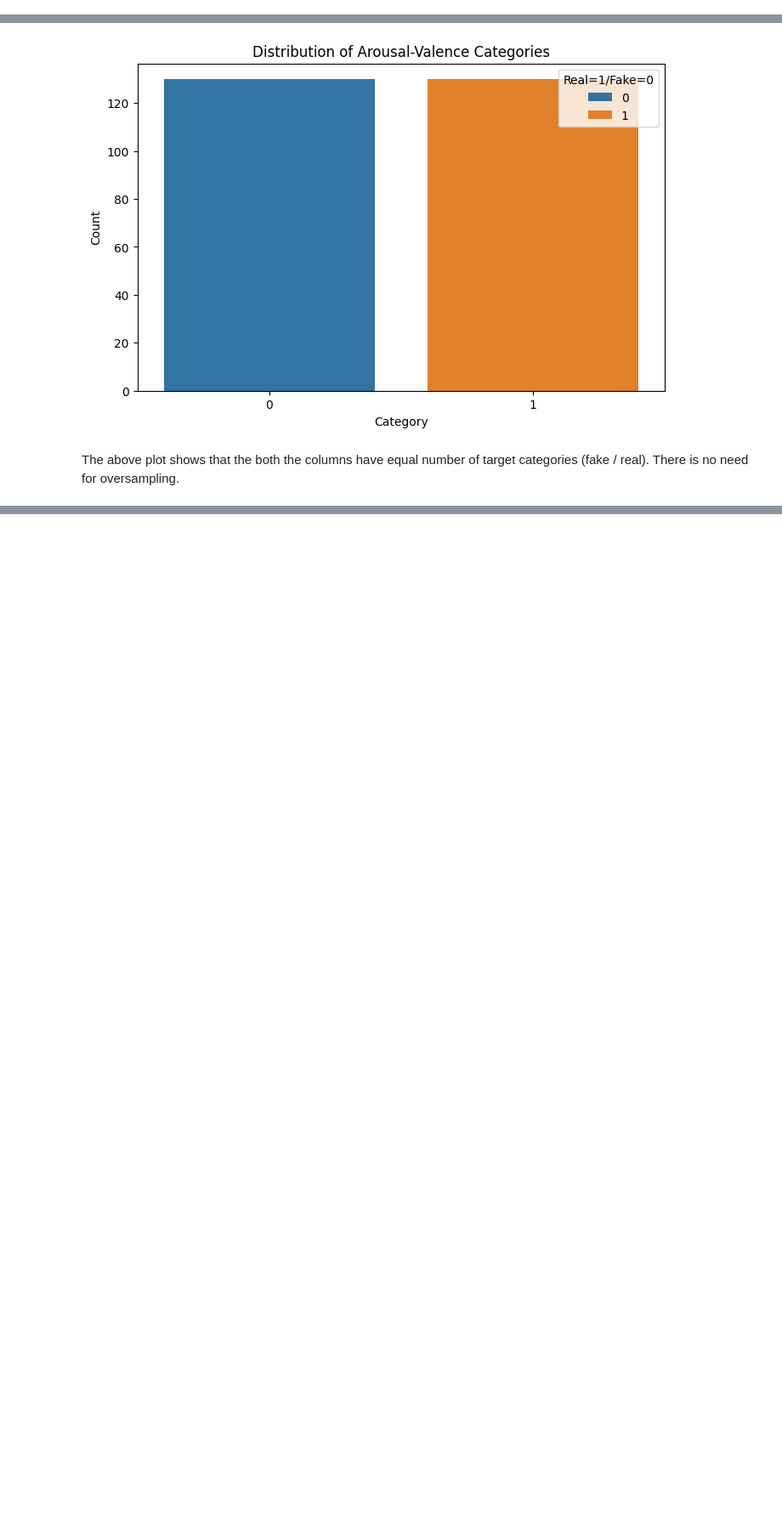
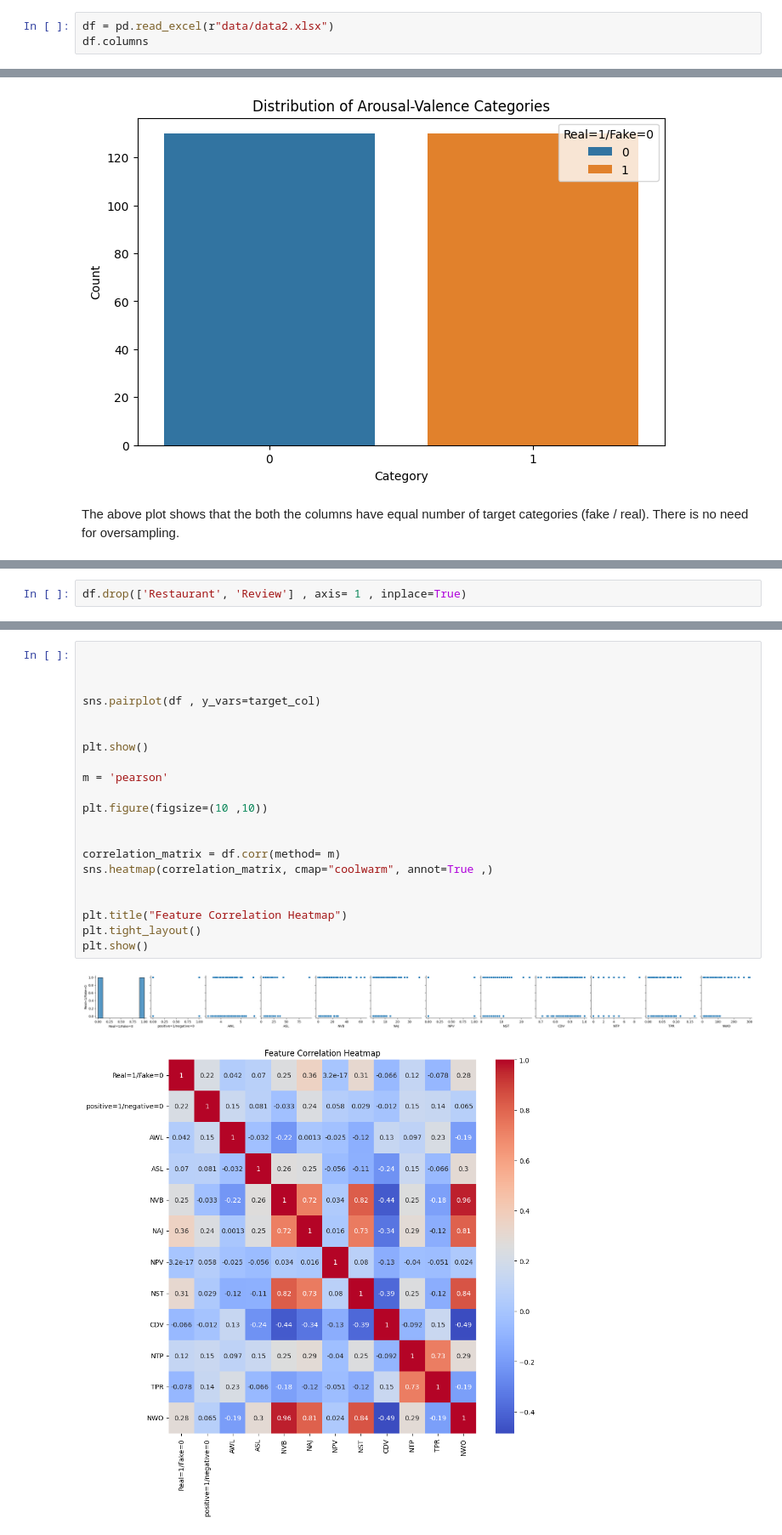
Before and after one commit to rud-rax/ml-fake-review-detection, a Jupyter notebook: main.ipynb, the cells around one changed output, grey strips where cells are left out. Shown at 85% size. Cells and saved outputs as stored; diff of their text form; blank space fills up the shorter version.

```diff
--- a/main.ipynb
+++ b/main.ipynb
@@ -193,0 +190,3 @@ Index(['Restaurant', 'Review', 'Real=1/Fake=0', 'positive=1/negative=0', 'AWL',
+# %%
+df = pd.read_excel(r"data/data2.xlsx")
+df.columns
@@ -217,0 +227,2 @@ The above plot shows that the both the columns have equal number of target categ
+# %%
+df.drop(['Restaurant', 'Review'] , axis= 1 , inplace=True)
@@ -217,0 +231,24 @@ The above plot shows that the both the columns have equal number of target categ
+# %%
+
+
+
+sns.pairplot(df , y_vars=target_col)
+
+
+plt.show()
+
+m = 'pearson'
+
+plt.figure(figsize=(10 ,10))
+
+
+correlation_matrix = df.corr(method= m)
+sns.heatmap(correlation_matrix, cmap="coolwarm", annot=True ,)
+
+
+plt.title("Feature Correlation Heatmap")
+plt.tight_layout()
+plt.show()
+# %% [output]
+[figure, added]
+[figure, added]
```
Also changed, not shown: parts of 37 cells of this notebook, 2 other files.
